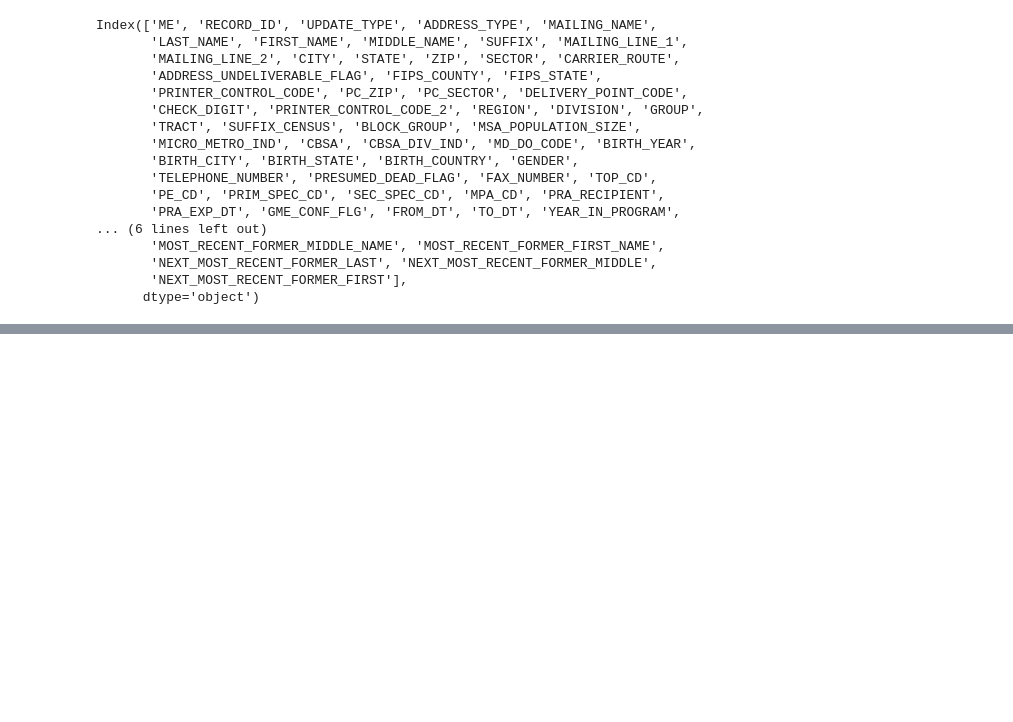
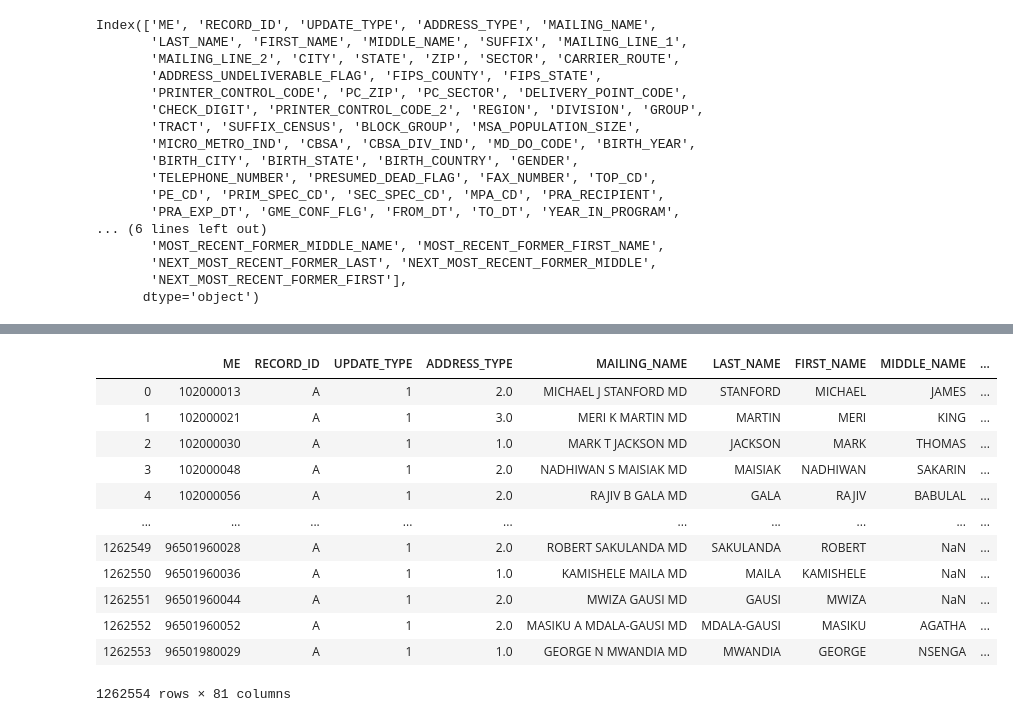
Before and after one commit to AMADataLabs/Core, a Jupyter notebook: Sandbox/Medscape/ME_match.ipynb, the cells around one changed output, grey strips where cells are left out. Cells and saved outputs as stored; diff of their text form; code cells hidden in the pictures; blank space fills up the shorter version.

```diff
--- a/Sandbox/Medscape/ME_match.ipynb
+++ b/Sandbox/Medscape/ME_match.ipynb
@@ -101 +101,17 @@ PPD_SPEC[PPD_SPEC.ME==511530385]
 1 rows × 84 columns
+# %%
+ppd
+# %% [output]
+|  | ME | RECORD_ID | UPDATE_TYPE | ADDRESS_TYPE | MAILING_NAME | LAST_NAME | FIRST_NAME | MIDDLE_NAME | ... |
+| 0 | 102000013 | A | 1 | 2.0 | MICHAEL J STANFORD MD | STANFORD | MICHAEL | JAMES | ... |
+| 1 | 102000021 | A | 1 | 3.0 | MERI K MARTIN MD | MARTIN | MERI | KING | ... |
+| 2 | 102000030 | A | 1 | 1.0 | MARK T JACKSON MD | JACKSON | MARK | THOMAS | ... |
+| 3 | 102000048 | A | 1 | 2.0 | NADHIWAN S MAISIAK MD | MAISIAK | NADHIWAN | SAKARIN | ... |
+| 4 | 102000056 | A | 1 | 2.0 | RAJIV B GALA MD | GALA | RAJIV | BABULAL | ... |
+| ... | ... | ... | ... | ... | ... | ... | ... | ... | ... |
+| 1262549 | 96501960028 | A | 1 | 2.0 | ROBERT SAKULANDA MD | SAKULANDA | ROBERT | NaN | ... |
+| 1262550 | 96501960036 | A | 1 | 1.0 | KAMISHELE MAILA MD | MAILA | KAMISHELE | NaN | ... |
+| 1262551 | 96501960044 | A | 1 | 2.0 | MWIZA GAUSI MD | GAUSI | MWIZA | NaN | ... |
+| 1262552 | 96501960052 | A | 1 | 2.0 | MASIKU A MDALA-GAUSI MD | MDALA-GAUSI | MASIKU | AGATHA | ... |
+| 1262553 | 96501980029 | A | 1 | 1.0 | GEORGE N MWANDIA MD | MWANDIA | GEORGE | NSENGA | ... |
+1262554 rows × 81 columns
```
Also changed, not shown: parts of 18 cells of this notebook, 4 other files.
